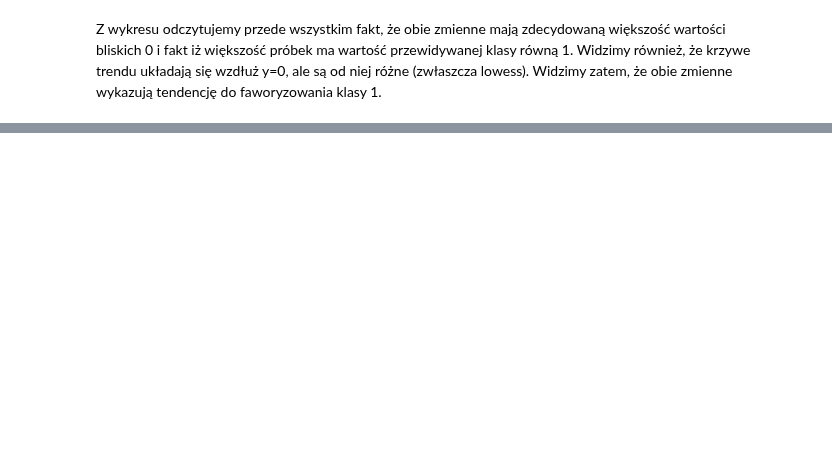
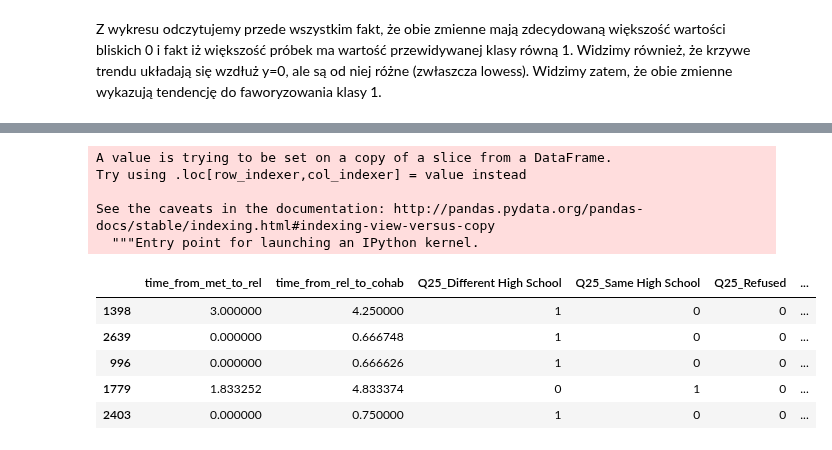
Before and after one commit to pbiecek/InterpretableMachineLearning2018S, a Jupyter notebook: PraceDomowe/PD6/jakub_sieron_pd6.ipynb, the cells around one changed output, grey strips where cells are left out. Cells and saved outputs as stored; diff of their text form; code cells hidden in the pictures; blank space fills up the shorter version.

```diff
--- a/PraceDomowe/PD6/jakub_sieron_pd6.ipynb
+++ b/PraceDomowe/PD6/jakub_sieron_pd6.ipynb
@@ -185,0 +186,15 @@ Jak widzimy na wykresie wartości Cooka znajdują się w pasie między 0.28 a 0.
+# %%
+X_forest['Cooks_distance'] = cv
+X_forest.sort_values(by=['Cooks_distance']).head()
+# %% [output]
+A value is trying to be set on a copy of a slice from a DataFrame.
+Try using .loc[row_indexer,col_indexer] = value instead
+
+See the caveats in the documentation: http://pandas.pydata.org/pandas-docs/stable/indexing.html#indexing-view-versus-copy
+  """Entry point for launching an IPython kernel.
+|  | time_from_met_to_rel | time_from_rel_to_cohab | Q25_Different High School | Q25_Same High School | Q25_Refused | ... |
+| 1398 | 3.000000 | 4.250000 | 1 | 0 | 0 | ... |
+| 2639 | 0.000000 | 0.666748 | 1 | 0 | 0 | ... |
+| 996 | 0.000000 | 0.666626 | 1 | 0 | 0 | ... |
+| 1779 | 1.833252 | 4.833374 | 0 | 1 | 0 | ... |
+| 2403 | 0.000000 | 0.750000 | 1 | 0 | 0 | ... |
```
Also changed, not shown: parts of 8 cells of this notebook.
